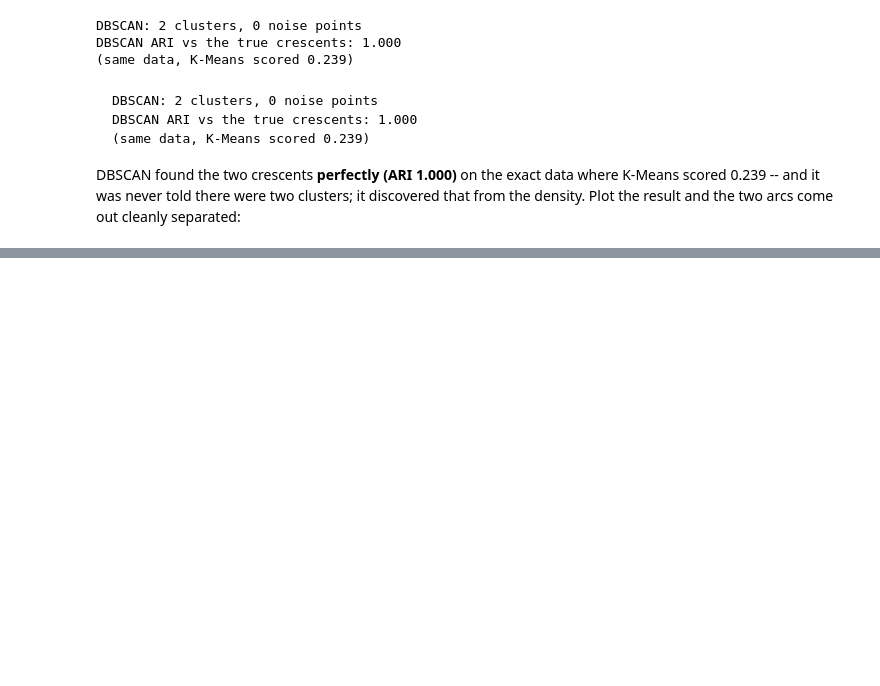
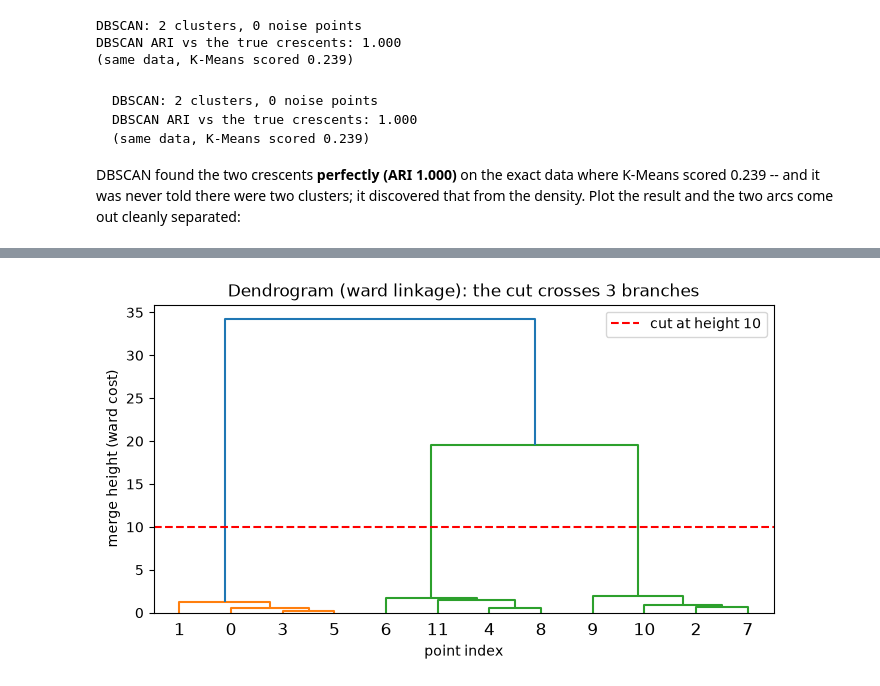
Before and after one commit to devomh/cdat4011-2026, a Jupyter notebook: u06_unsupervised_learning/l24_lab_hierarchical_dbscan.ipynb, the cells around one changed output, grey strips where cells are left out. Saved outputs shown, nothing was run; the diff lists cells and outputs as text; code cells hidden in the pictures; blank space fills up the shorter version.

```diff
--- a/u06_unsupervised_learning/l24_lab_hierarchical_dbscan.ipynb
+++ b/u06_unsupervised_learning/l24_lab_hierarchical_dbscan.ipynb
@@ -227,0 +238,13 @@ rings: (1000, 2) -- K-Means ARI: -0.001
+# %%
+X_small, y_small = make_blobs(n_samples=12, centers=3, cluster_std=0.6, random_state=42)
+Z = linkage(X_small, method="ward")
+print("last 3 merge heights:", Z[-3:, 2].round(2).tolist())
+
+cut = 10
+labels_cut = fcluster(Z, t=cut, criterion="distance")
+print(f"cut at height {cut}: {labels_cut.max()} clusters -> {labels_cut.tolist()}")
+print("ARI vs truth:", round(adjusted_rand_score(y_small, labels_cut), 3))
+
+agg = AgglomerativeClustering(n_clusters=3, linkage="ward").fit_predict(X_small)
+print("same as AgglomerativeClustering(n_clusters=3)?",
+      adjusted_rand_score(labels_cut, agg) == 1.0)
@@ -227,0 +273,9 @@ rings: (1000, 2) -- K-Means ARI: -0.001
+# %%
+plt.figure(figsize=(8, 4))
+dendrogram(Z)
+plt.axhline(cut, color="red", linestyle="--", label=f"cut at height {cut}")
+plt.title("Dendrogram (ward linkage): the cut crosses 3 branches")
+plt.xlabel("point index"); plt.ylabel("merge height (ward cost)")
+plt.legend(); plt.show()
+# %% [output]
+[figure, added]
```
Also changed, not shown: parts of 53 cells of this notebook, 7 other files.
